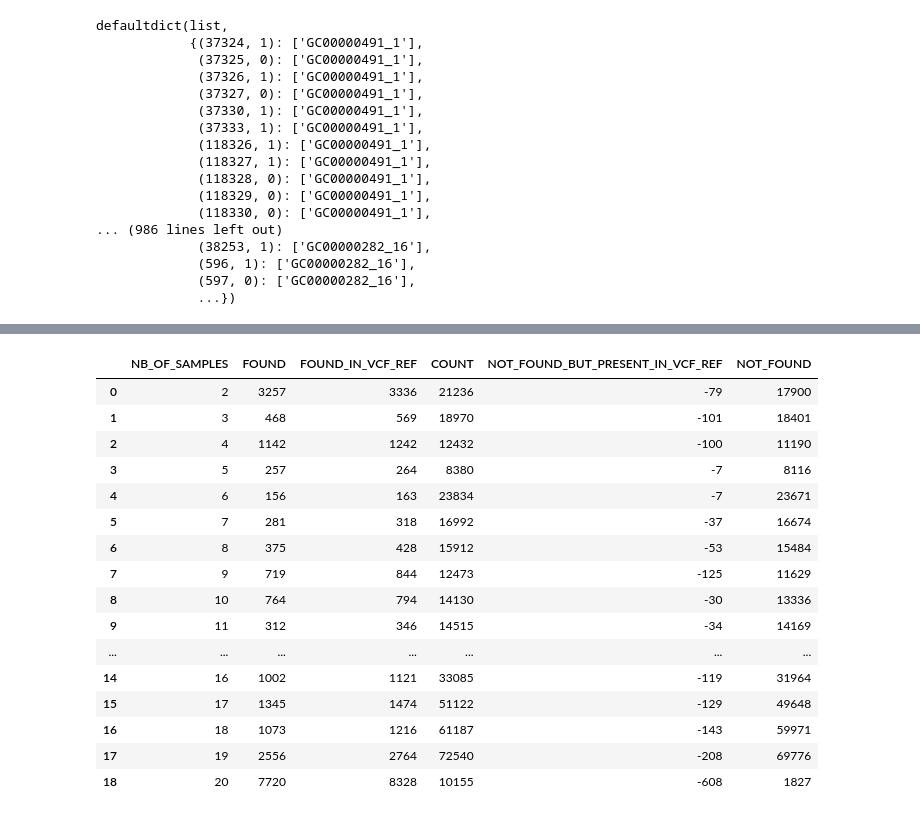
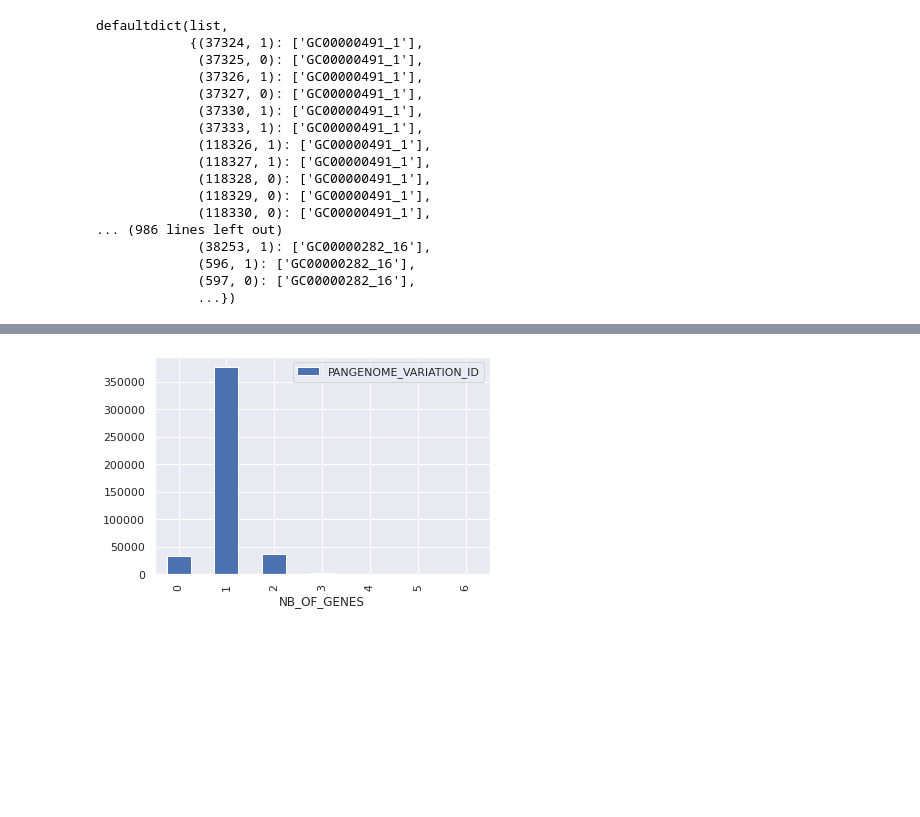
Before and after one commit to leoisl/pandora_paper_roc, a Jupyter notebook: external_scripts/pandora_FN_exploration/pandora_FN_exploration.ipynb, the cells around one changed output, grey strips where cells are left out. Saved outputs shown, nothing was run; the diff lists cells and outputs as text; code cells hidden in the pictures; blank space fills up the shorter version.

```diff
--- a/external_scripts/pandora_FN_exploration/pandora_FN_exploration.ipynb
+++ b/external_scripts/pandora_FN_exploration/pandora_FN_exploration.ipynb
@@ -171,27 +161,7 @@ variation_found_nbofsamples
-# %%
-found_nbofsamples = variation_found_nbofsamples[["NB_OF_SAMPLES", "FOUND", "FOUND_IN_VCF_REF"]]
-total_found_nbofsamples = found_nbofsamples.groupby(by="NB_OF_SAMPLES", as_index=False).sum()
-total_count_nbofsamples = found_nbofsamples[["NB_OF_SAMPLES", "FOUND"]].groupby(by="NB_OF_SAMPLES", as_index=False).count()
-total_count_nbofsamples.rename(columns={"FOUND": "COUNT"}, inplace=True)
-total_found_nbofsamples = total_found_nbofsamples.merge(total_count_nbofsamples, on="NB_OF_SAMPLES")
-total_found_nbofsamples["NOT_FOUND_BUT_PRESENT_IN_VCF_REF"] = total_found_nbofsamples["FOUND"] - total_found_nbofsamples["FOUND_IN_VCF_REF"]
-total_found_nbofsamples["NOT_FOUND"] = total_found_nbofsamples["COUNT"] - total_found_nbofsamples["FOUND_IN_VCF_REF"]
-total_found_nbofsamples
-# %% [output]
-|  | NB_OF_SAMPLES | FOUND | FOUND_IN_VCF_REF | COUNT | NOT_FOUND_BUT_PRESENT_IN_VCF_REF | NOT_FOUND |
-| 0 | 2 | 3257 | 3336 | 21236 | -79 | 17900 |
-| 1 | 3 | 468 | 569 | 18970 | -101 | 18401 |
-| 2 | 4 | 1142 | 1242 | 12432 | -100 | 11190 |
-| 3 | 5 | 257 | 264 | 8380 | -7 | 8116 |
-| 4 | 6 | 156 | 163 | 23834 | -7 | 23671 |
-| 5 | 7 | 281 | 318 | 16992 | -37 | 16674 |
-| 6 | 8 | 375 | 428 | 15912 | -53 | 15484 |
-| 7 | 9 | 719 | 844 | 12473 | -125 | 11629 |
-| 8 | 10 | 764 | 794 | 14130 | -30 | 13336 |
-| 9 | 11 | 312 | 346 | 14515 | -34 | 14169 |
-| ... | ... | ... | ... | ... | ... | ... |
-| 14 | 16 | 1002 | 1121 | 33085 | -119 | 31964 |
-| 15 | 17 | 1345 | 1474 | 51122 | -129 | 49648 |
-| 16 | 18 | 1073 | 1216 | 61187 | -143 | 59971 |
-| 17 | 19 | 2556 | 2764 | 72540 | -208 | 69776 |
-| 18 | 20 | 7720 | 8328 | 10155 | -608 | 1827 |
+# %%
+pv_ids_to_nb_of_genes_summary = pv_id_to_nb_of_genes_found_by_pandora_df[["PANGENOME_VARIATION_ID", "NB_OF_GENES"]].groupby("NB_OF_GENES").count()
+plot = pv_ids_to_nb_of_genes_summary.plot(kind="bar")
+fig = plot.get_figure()
+fig.savefig("pandora_nb_of_genes_for_panvars.png")
+# %% [output]
+[figure, added]
```
Also changed, not shown: parts of 5 cells of this notebook, 2 other files.
